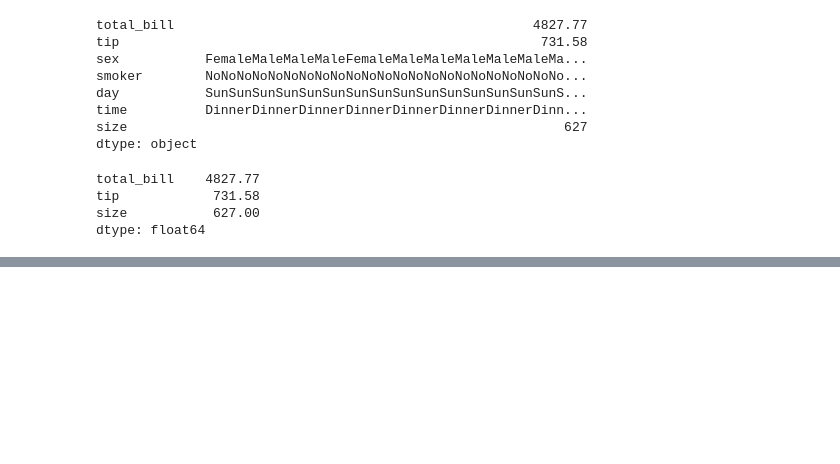
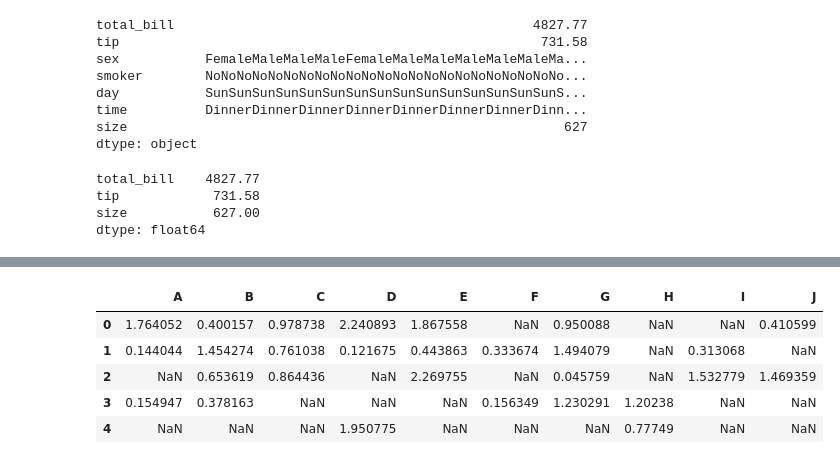
Before and after one commit to blacbakery/py_worksapce, a Jupyter notebook: 정리/Pandas.ipynb, the cells around one changed output, grey strips where cells are left out. Drawn from its saved outputs; the diff is of its cells as text; code cells hidden in the pictures; blank space fills up the shorter version.

```diff
--- a/정리/Pandas.ipynb
+++ b/정리/Pandas.ipynb
@@ -431,0 +702,12 @@ tip            1.914455
+# %%
+np.random.seed(0)
+df5 = pd.DataFrame(np.random.randn(5, 10), columns=list('ABCDEFGHIJ'))
+df5 = df5[df5 > 0]
+df5
+# %% [output]
+|  | A | B | C | D | E | F | G | H | I | J |
+| 0 | 1.764052 | 0.400157 | 0.978738 | 2.240893 | 1.867558 | NaN | 0.950088 | NaN | NaN | 0.410599 |
+| 1 | 0.144044 | 1.454274 | 0.761038 | 0.121675 | 0.443863 | 0.333674 | 1.494079 | NaN | 0.313068 | NaN |
+| 2 | NaN | 0.653619 | 0.864436 | NaN | 2.269755 | NaN | 0.045759 | NaN | 1.532779 | 1.469359 |
+| 3 | 0.154947 | 0.378163 | NaN | NaN | NaN | 0.156349 | 1.230291 | 1.20238 | NaN | NaN |
+| 4 | NaN | NaN | NaN | 1.950775 | NaN | NaN | NaN | 0.77749 | NaN | NaN |
```
Also changed, not shown: parts of 48 cells of this notebook, 3 other files.
